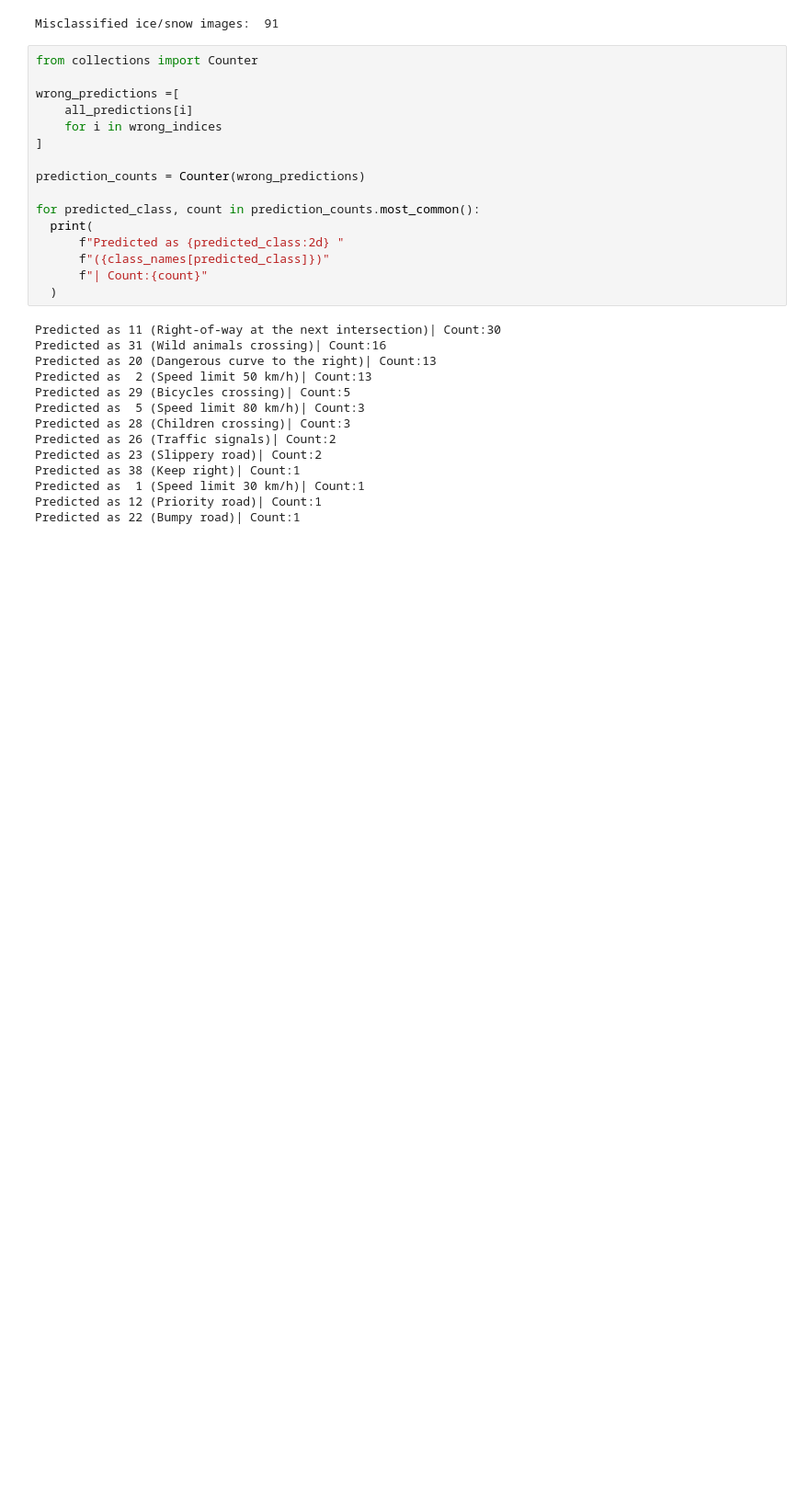
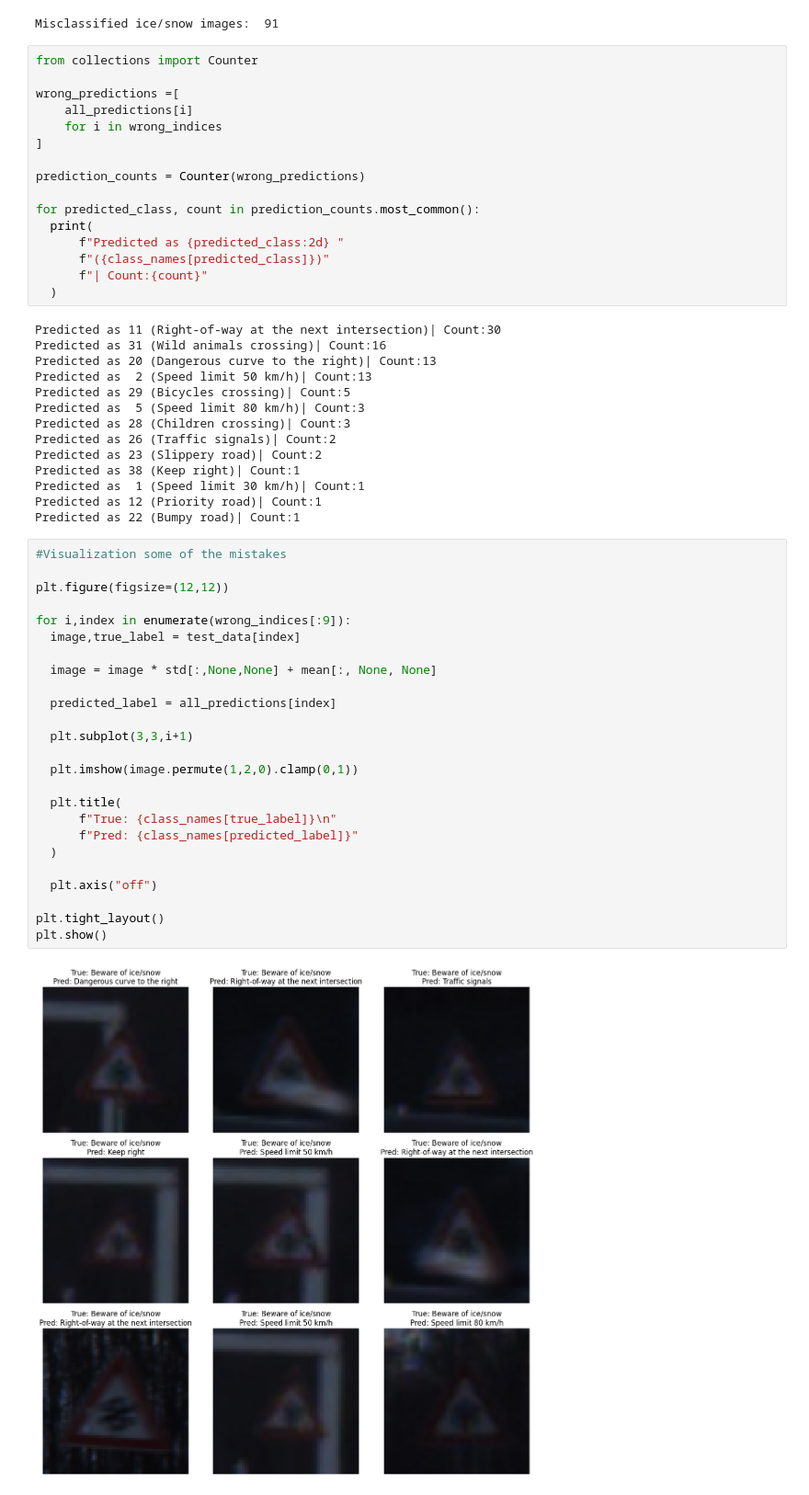
Before and after one commit to RabinPhuyal/Traffic-Sign-Classification-With-Pytorch, a Jupyter notebook: Traffic_Sign_Classification_With_PyTorch.ipynb, the cells around one changed output. Shown at 92% size. Saved outputs shown, nothing was run; the diff lists cells and outputs as text; blank space fills up the shorter version.

Commit message:
Performed Visualization on mistake results

```diff
--- a/Traffic_Sign_Classification_With_PyTorch.ipynb
+++ b/Traffic_Sign_Classification_With_PyTorch.ipynb
@@ -904,3 +904,30 @@ Predicted as 38 (Keep right)| Count:1
 Predicted as  1 (Speed limit 30 km/h)| Count:1
 Predicted as 12 (Priority road)| Count:1
 Predicted as 22 (Bumpy road)| Count:1
+# %%
+#Visualization some of the mistakes
+
+plt.figure(figsize=(12,12))
+
+for i,index in enumerate(wrong_indices[:9]):
+  image,true_label = test_data[index]
+
+  image = image * std[:,None,None] + mean[:, None, None]
+
+  predicted_label = all_predictions[index]
+
+  plt.subplot(3,3,i+1)
+
+  plt.imshow(image.permute(1,2,0).clamp(0,1))
+
+  plt.title(
+      f"True: {class_names[true_label]}\n"
+      f"Pred: {class_names[predicted_label]}"
+  )
+
+  plt.axis("off")
+
+plt.tight_layout()
+plt.show()
+# %% [output]
+[figure, added]
```
